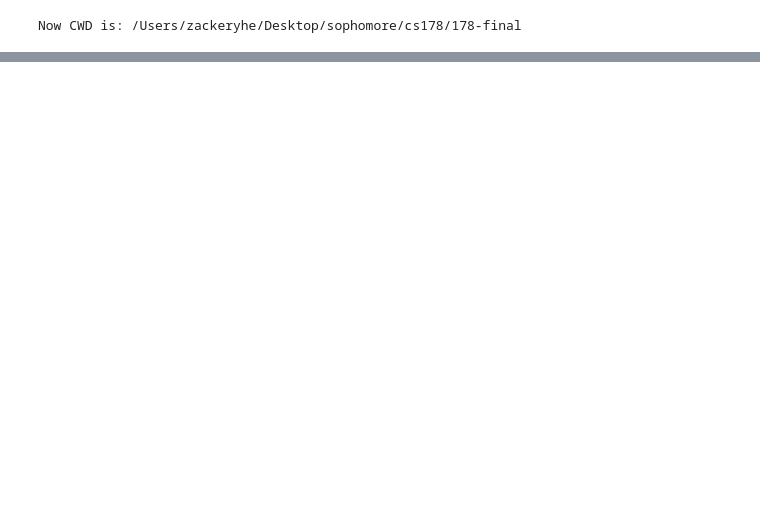
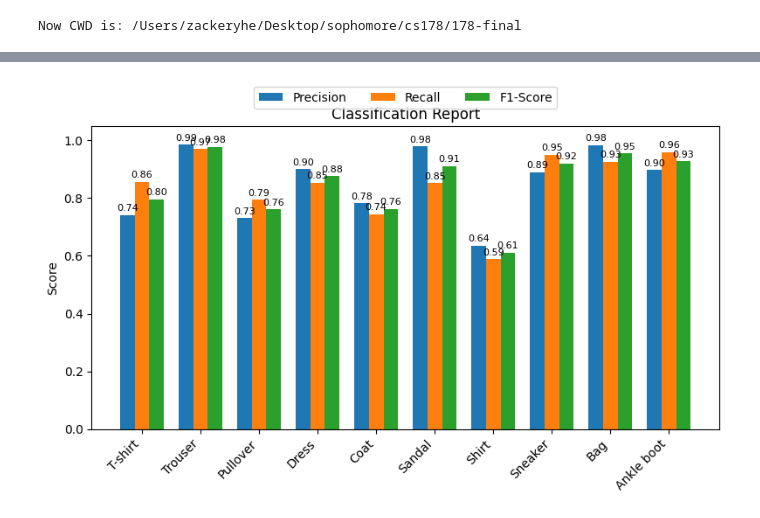
Before and after one commit to ZackeryHe/178-final, a Jupyter notebook: models/knn.ipynb, the cells around one changed output, grey strips where cells are left out. Cells and saved outputs as stored; diff of their text form; code cells hidden in the pictures; blank space fills up the shorter version.

```diff
--- a/models/knn.ipynb
+++ b/models/knn.ipynb
@@ -136,6 +244,6 @@ scaler = StandardScaler()
 X_train = scaler.fit_transform(X_train)
 X_test  = scaler.transform(X_test)
 
-knn = KNNModel(n_neighbors=5)
+knn = KNNModel(n_neighbors=3)
 knn.fit(X_train, y_train)
 # %% [output]
@@ -154,0 +294,4 @@ knn.plot_error_rate_vs_k(X_train, y_train, X_test, y_test, k_range=range(1, 21))
+# %%
+plot_classification_report = knn.plot_classification_report(X_test, y_test)
+# %% [output]
+[figure, added]
```
Also changed, not shown: parts of 10 cells of this notebook.
